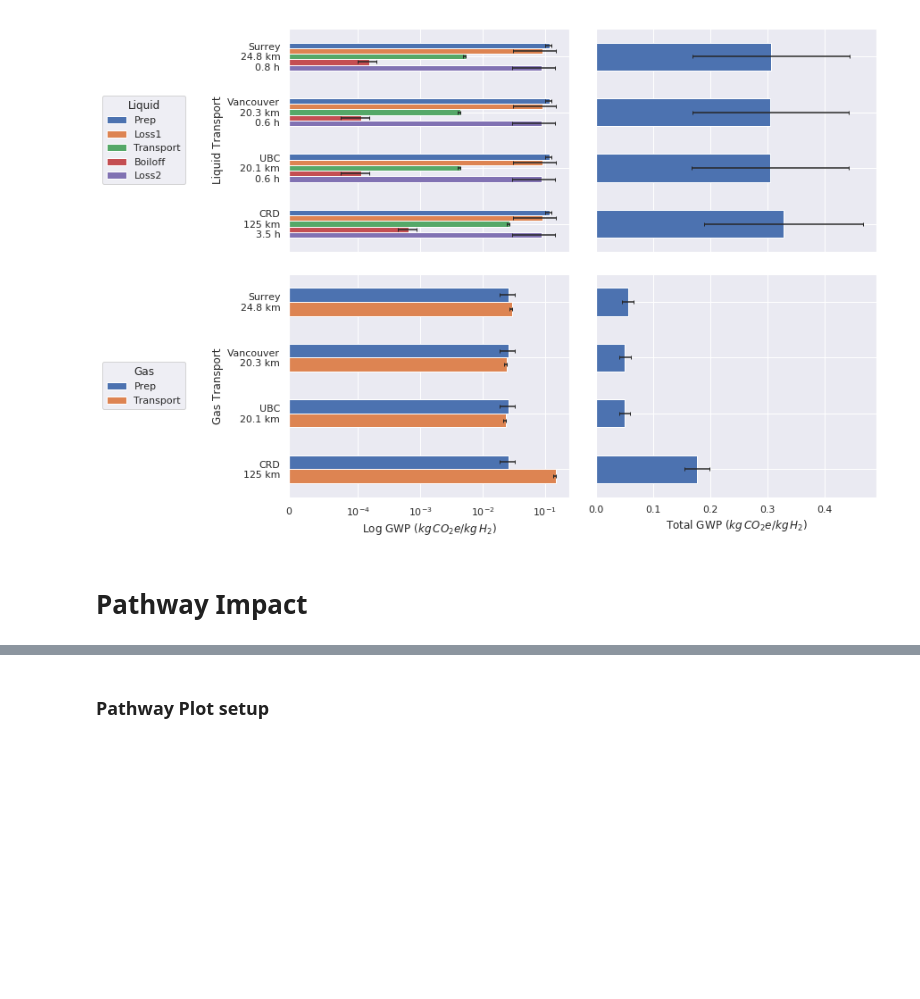
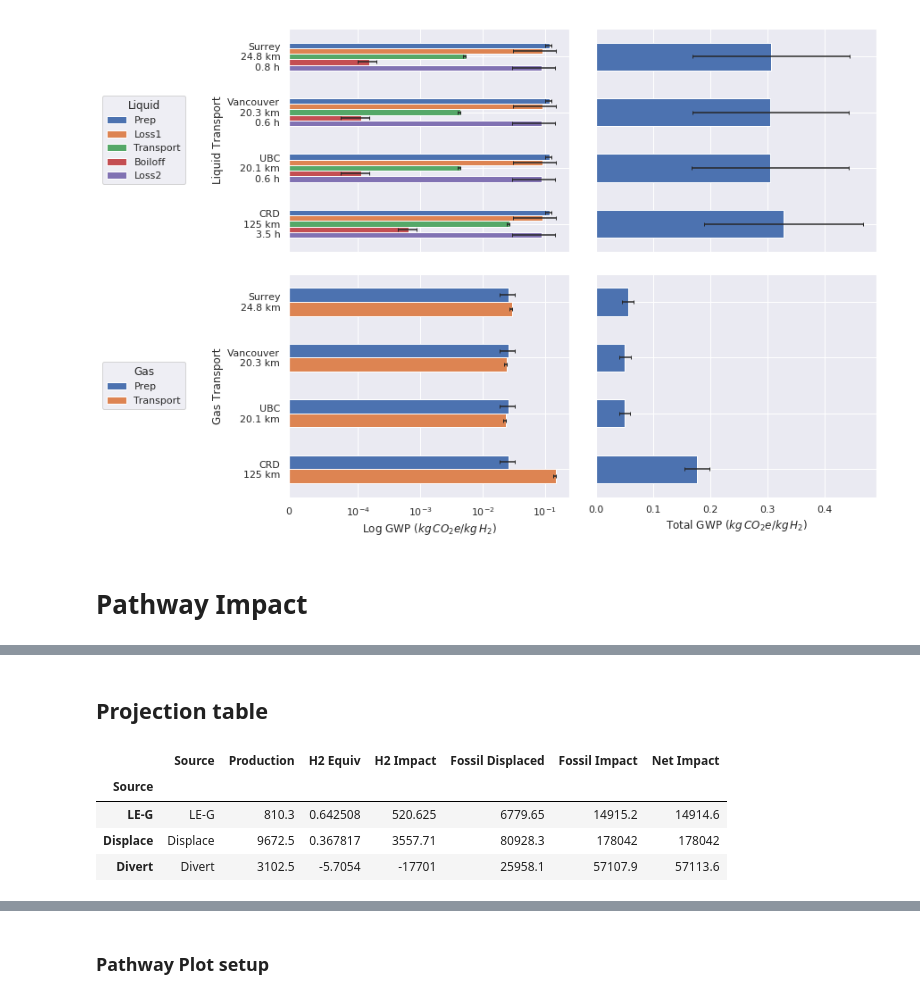
Before and after one commit to ajuuvic/h2paper, a Jupyter notebook: Plots.ipynb, the cells around one changed output, grey strips where cells are left out. Saved outputs shown, nothing was run; the diff lists cells and outputs as text; code cells hidden in the pictures; blank space fills up the shorter version.

```diff
--- a/Plots.ipynb
+++ b/Plots.ipynb
@@ -330 +330,22 @@ display(pne)
 | DIV-G | 0 | 0.012950 | 0.003246 |
+# %% [markdown]
+## Projection table
+# %%
+reload(utils)
+prj = utils.data_frame_from_xlsx(workbook,"proj_table"
+         ,header_row=True
+         ,shorten_names=False
+         ,index_col='Source'
+        ).iloc[0:-1,:]
+prj.columns = ['Source','Production','H2 Equiv','H2 Impact','Fossil Displaced'
+               ,'Fossil Impact','Net Impact']
+#prj['f'] = -1* prj['Fossil Displaced']
+prj['Fossil Impact'] = -prj['Fossil Impact']
+prj['Net Impact'] = -prj['Net Impact']
+prj
+# %% [output]
+|  | Source | Production | H2 Equiv | H2 Impact | Fossil Displaced | Fossil Impact | Net Impact |
+| Source |  |  |  |  |  |  |  |
+| LE-G | LE-G | 810.3 | 0.642508 | 520.625 | 6779.65 | 14915.2 | 14914.6 |
+| Displace | Displace | 9672.5 | 0.367817 | 3557.71 | 80928.3 | 178042 | 178042 |
+| Divert | Divert | 3102.5 | -5.7054 | -17701 | 25958.1 | 57107.9 | 57113.6 |
```
Also changed, not shown: parts of 4 cells of this notebook, 1 other file.
